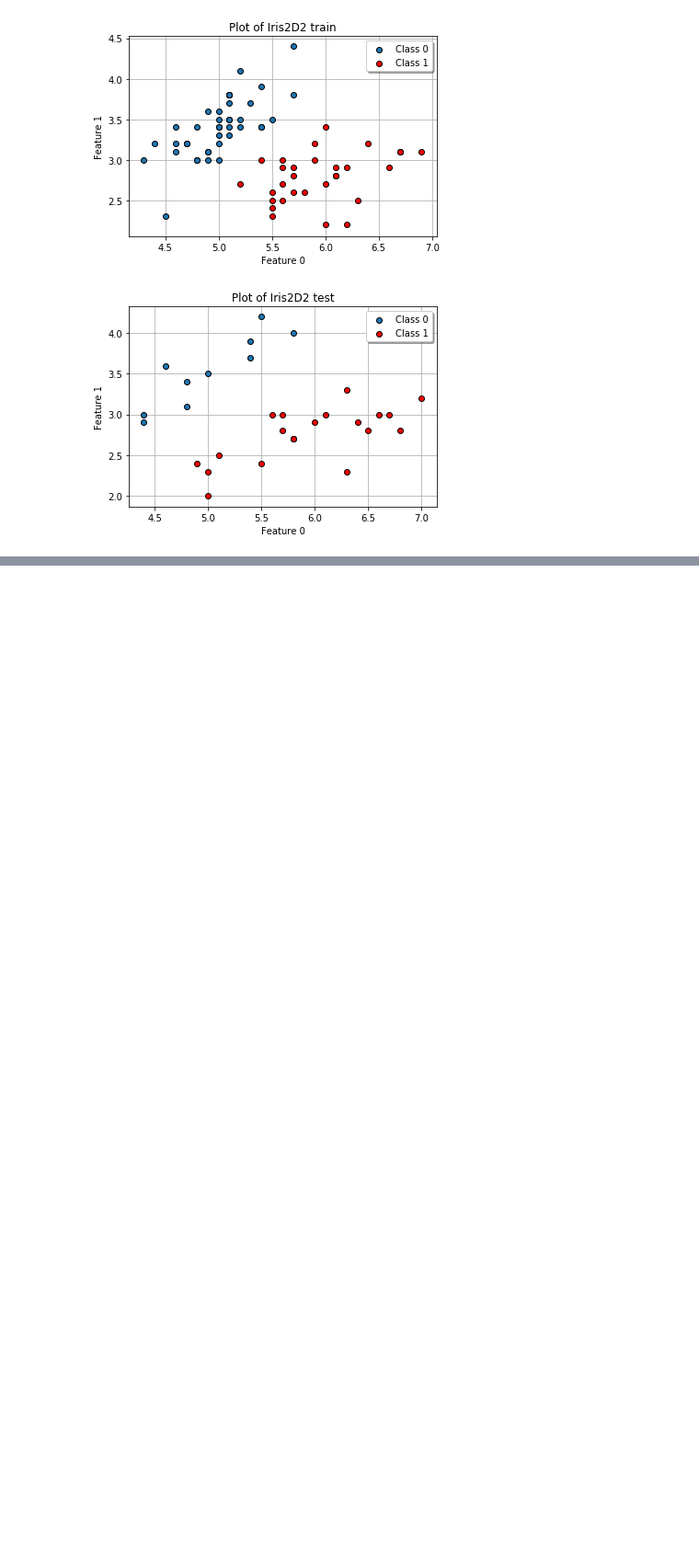
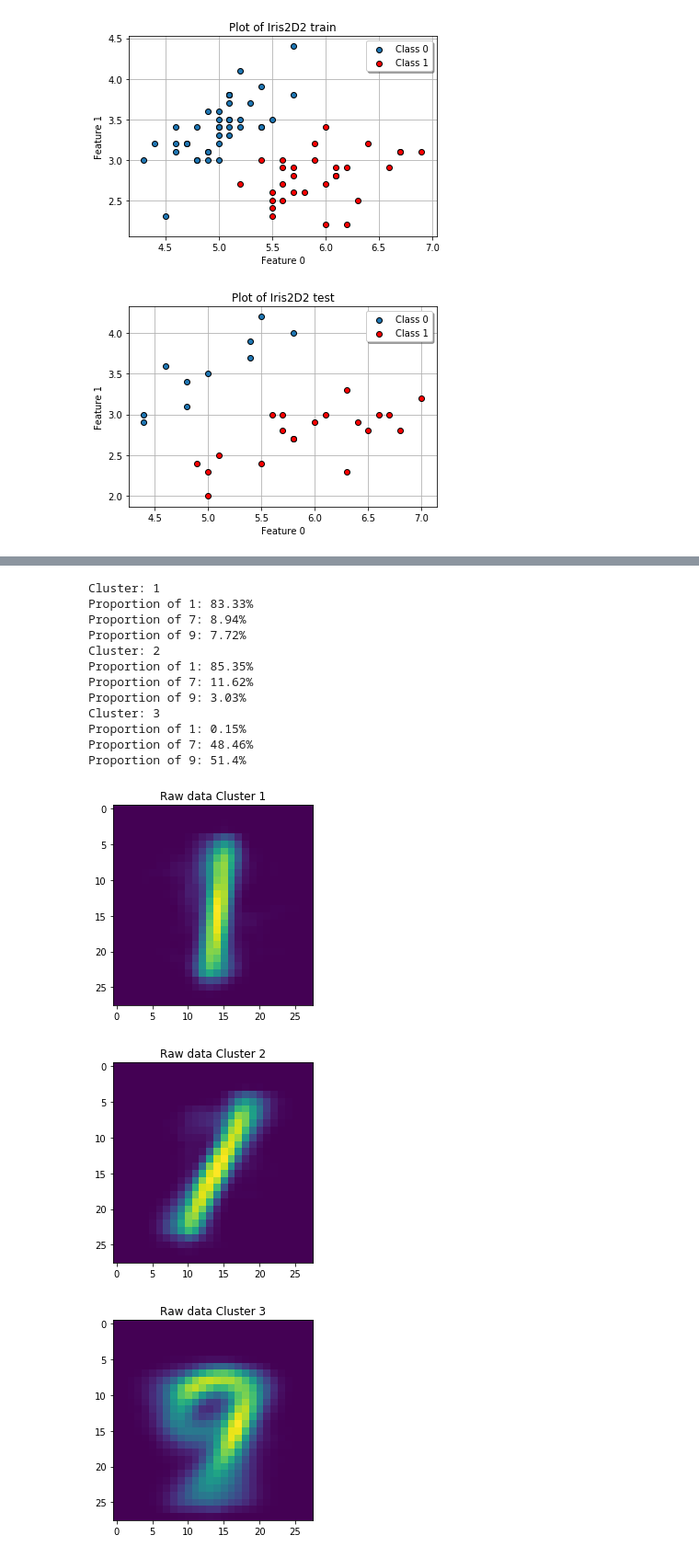
Before and after one commit to mahdi-robbani/ids, a Jupyter notebook: Assignment5/Main.ipynb, the cells around one changed output, grey strips where cells are left out. Shown: that part at 92% size. Saved outputs shown, nothing was run; the diff lists cells and outputs as text; code cells hidden in the pictures; blank space fills up the shorter version.

```diff
--- a/Assignment5/Main.ipynb
+++ b/Assignment5/Main.ipynb
@@ -147,0 +152,26 @@ Iris2D2 Weights:
+# %%
+# Exercise 9
+# load data
+digits = np.loadtxt("data/MNIST_179_digits.txt")
+labels = np.loadtxt("data/MNIST_179_labels.txt")
+
+# Exercise 9a
+# get proportions and pictures
+numbers = [1,7,9]
+cl.get_prop_plot(3, numbers, digits, labels, "Raw data Cluster ")
+# %% [output]
+Cluster: 1
+Proportion of 1: 83.33%
+Proportion of 7: 8.94%
+Proportion of 9: 7.72%
+Cluster: 2
+Proportion of 1: 85.35%
+Proportion of 7: 11.62%
+Proportion of 9: 3.03%
+Cluster: 3
+Proportion of 1: 0.15%
+Proportion of 7: 48.46%
+Proportion of 9: 51.4%
+[figure, added]
+[figure, added]
+[figure, added]
```
Also changed, not shown: parts of 7 cells of this notebook, 45 other files.
